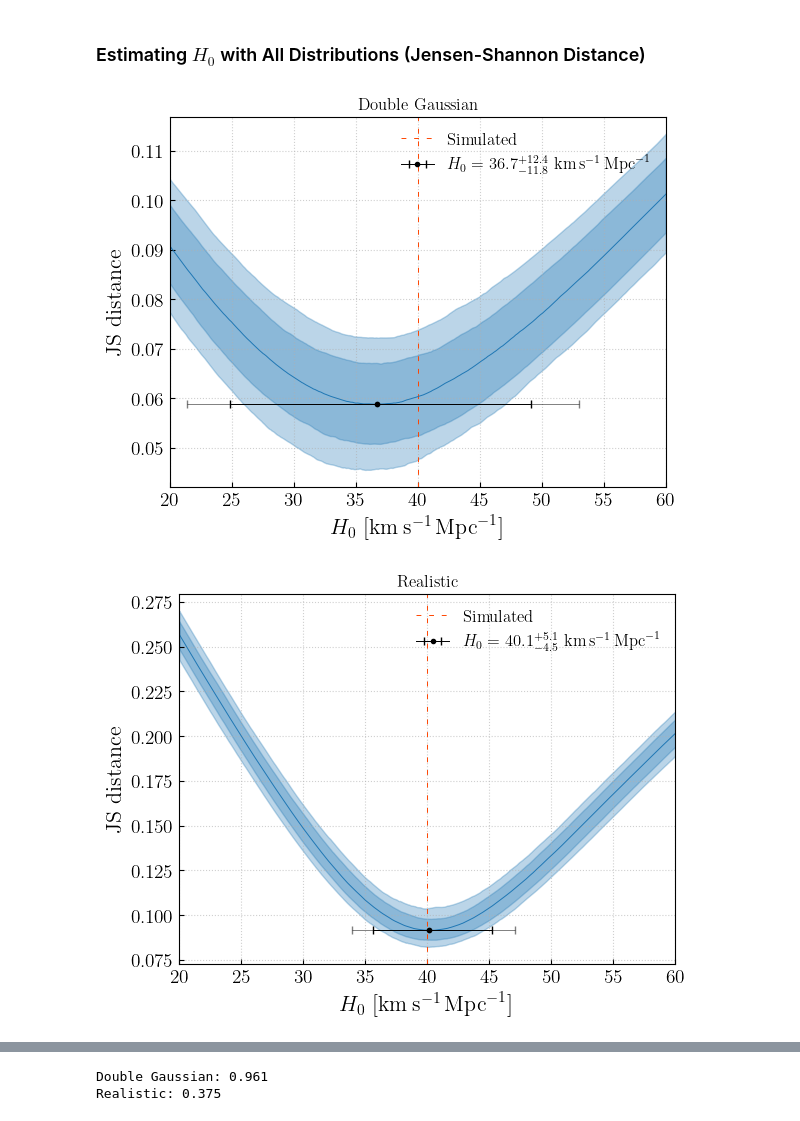
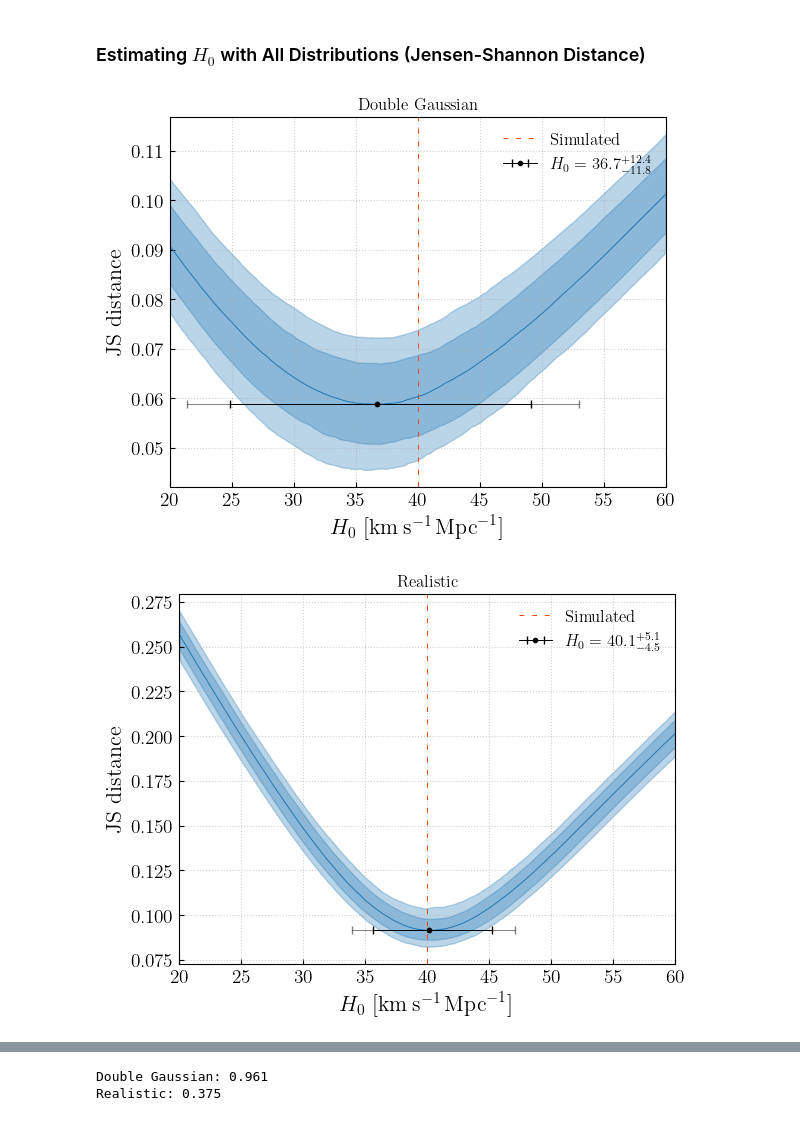
Before and after one commit to thomasckng/population_analysis, a Jupyter notebook: H0_test/inference.ipynb, the cells around one changed output, grey strips where cells are left out. Drawn from its saved outputs; the diff is of its cells as text; code cells hidden in the pictures.

```diff
--- a/H0_test/inference.ipynb
+++ b/H0_test/inference.ipynb
@@ -264,7 +264,7 @@ lower_bound = np.where((bool_array)[1:jsd_upper_bound_index])[0][-2]
 upper_bound = np.where((bool_array)[jsd_upper_bound_index:])[0][1] + jsd_upper_bound_index
 plt.errorbar(H0_double_gaussian, percs_double_gaussian[2].min(), xerr=[[H0_double_gaussian-H0[lower_bound]], [H0[upper_bound]-H0_double_gaussian]],
              color='k', capsize=3, marker='o', markersize=3,
-             label = '$H_0 = '+str(f'{H0_double_gaussian:.1f}')+'^{+'+str(f'{H0[upper_bound]-H0_double_gaussian:.1f}')+'}_{-'+str(f'{H0_double_gaussian-H0[lower_bound]:.1f}')+'}\ \mathrm{km}\,\mathrm{s}^{-1}\,\mathrm{Mpc}^{-1}$')
+             label = '$H_0 = '+str(f'{H0_double_gaussian:.1f}')+'^{+'+str(f'{H0[upper_bound]-H0_double_gaussian:.1f}')+'}_{-'+str(f'{H0_double_gaussian-H0[lower_bound]:.1f}')+'}$')
 
 plt.xlim(20,60)
 plt.xlabel('$H_0\ [\mathrm{km}\,\mathrm{s}^{-1}\,\mathrm{Mpc}^{-1}]$')
@@ -280,33 +280,33 @@ plt.fill_between(H0, percs_realistic[0], percs_realistic[-1], alpha=0.3, color='
 plt.fill_between(H0, percs_realistic[1], percs_realistic[-2], alpha=0.3, color='C0')
 plt.plot(H0, percs_realistic[2], color='C0')
 
 # Point Estimate
 H0_realistic = H0[np.argmin(percs_realistic[2])]
 
 # 90% CI
 jsd_upper_bound = percs_realistic[4].min()
 jsd_upper_bound_index = np.argmin(percs_realistic[4])
 bool_array = percs_realistic[0]>jsd_upper_bound
 lower_bound = np.where((bool_array)[0:jsd_upper_bound_index])[0][-1]
 upper_bound = np.where((bool_array)[jsd_upper_bound_index:])[0][0] + jsd_upper_bound_index
 plt.errorbar(H0_realistic, percs_realistic[2].min(), xerr=[[H0_realistic-H0[lower_bound]], [H0[upper_bound]-H0_realistic]],
              color='k', capsize=3, marker='o', markersize=3, alpha = 0.5)
 # 68% CI
 jsd_upper_bound = percs_realistic[3].min()
 jsd_upper_bound_index = np.argmin(percs_realistic[3])
 bool_array = percs_realistic[1]>jsd_upper_bound
 lower_bound = np.where((bool_array)[0:jsd_upper_bound_index])[0][-2]
 upper_bound = np.where((bool_array)[jsd_upper_bound_index:])[0][1] + jsd_upper_bound_index
 plt.errorbar(H0_realistic, percs_realistic[2].min(), xerr=[[H0_realistic-H0[lower_bound]], [H0[upper_bound]-H0_realistic]],
              color='k', capsize=3, marker='o', markersize=3,
-             label = '$H_0 = '+str(f'{H0_realistic:.1f}')+'^{+'+str(f'{H0[upper_bound]-H0_realistic:.1f}')+'}_{-'+str(f'{H0_realistic-H0[lower_bound]:.1f}')+'}\ \mathrm{km}\,\mathrm{s}^{-1}\,\mathrm{Mpc}^{-1}$')
+             label = '$H_0 = '+str(f'{H0_realistic:.1f}')+'^{+'+str(f'{H0[upper_bound]-H0_realistic:.1f}')+'}_{-'+str(f'{H0_realistic-H0[lower_bound]:.1f}')+'}$')
 
 plt.xlim(20,60)
 plt.xlabel('$H_0\ [\mathrm{km}\,\mathrm{s}^{-1}\,\mathrm{Mpc}^{-1}]$')
 plt.ylabel('$\mathrm{JS\ distance}$')
 plt.title('$\mathrm{Realistic}$')
 plt.legend(loc = 0)
 plt.show()
 # %% [output]
-[figure, old version]
+[figure, new version]
-[figure, old version]
+[figure, new version]
```
Also changed, not shown: parts of 2 cells of this notebook.
